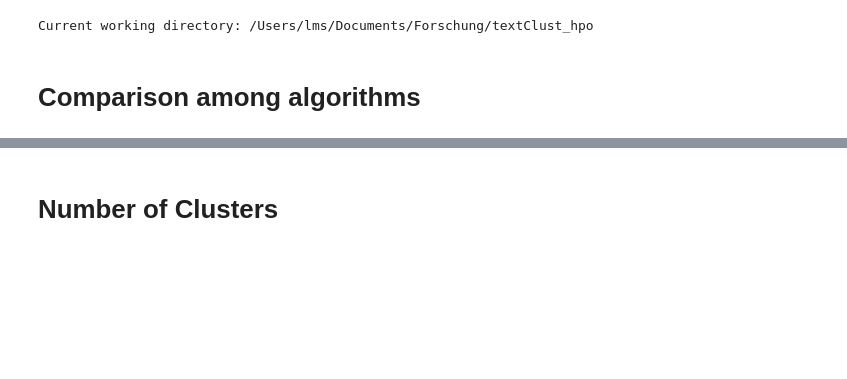
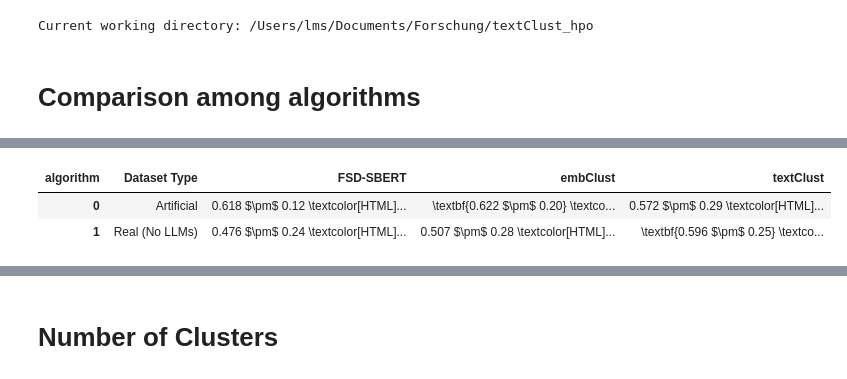
Before and after one commit to lea11100/textClust_hpo, a Jupyter notebook: smac_hpo/evaluation/comparison.ipynb, the cells around one changed output, grey strips where cells are left out. Drawn from its saved outputs; the diff is of its cells as text; code cells hidden in the pictures; blank space fills up the shorter version.

```diff
--- a/smac_hpo/evaluation/comparison.ipynb
+++ b/smac_hpo/evaluation/comparison.ipynb
@@ -247,0 +251,91 @@ g.figure.savefig(
+# %%
+def pretty_latex(row, col_name):
+    # x.xx \pm x.xx (x.xx)
+    default = f"{row[col_name]:.2f}"
+    default = "\\textcolor[HTML]{B3B3B3}{(" + default + ")}"
+    result = f"{row[col_name + '_mean']:.3f} $\\pm$ {row[col_name + '_std']:.2f}"
+
+    if row["is_max"]:
+        result = "\\textbf{" + result + "}"
+    return result + " " + default
+
+def perpare_df(df,default_df, col):
+    df = df.copy()
+    artificial_mask = df["dataset"].str.contains("Semantic") | df["dataset"].str.contains("Arabic") | df["dataset"].str.contains("Event2018")
+    df["is_artificial"] = np.where(artificial_mask, "Artificial", "Real (No LLMs)")
+    df = (df
+          [df["n_seeds"]==8]
+          .groupby(["dataset", "is_artificial","algorithm"])
+          .agg({col: "median"})
+          .groupby(["is_artificial","algorithm"])
+          .agg({col: ["mean", "std"]})
+    )
+    df.columns = ["_".join(c).strip() for c in df.columns.values]
+    df = df.reset_index()
+    df["is_max"] = df.groupby("is_artificial")[col + "_mean"].transform(lambda x: x == x.max())
+
+    # Merge default
+    default_df = default_df.copy()
+    default_df["is_artificial"] = np.where(default_df["is_artificial"], "Artificial", "Real (No LLMs)")
+    df = pd.merge(df, default_df[["is_artificial", "algorithm"] + [col]], on=["is_artificial", "algorithm"])
+
+    df["pretty_value"] = df.apply(lambda row: pretty_latex(row, col), axis=1)
+
+    df = df.pivot_table(index="is_artificial", columns="algorithm", values="pretty_value", aggfunc="first")
+
+
+    df = df.rename_axis("Dataset Type")
+    df = df.reset_index()
+
+    return df
+
+# Prepare AMI df for comparison
+
+df_ami = perpare_df(best_ami_df, median_default_ami_df, "adj_mutual_info_final")
+
+# Prepare Throughput df for comparison
+df_throughput = perpare_df(best_throughput_df, median_default_ami_df, "avg_throughput_normalized")
+
+display(df_ami)
+display(df_throughput)
+
+if not df_ami.columns.equals(df_throughput.columns):
+    raise ValueError("AMI and throughput tables must have the same algorithm columns")
+
+def metric_rows(df, label):
+    if df.empty:
+        raise ValueError(f"{label} table has no dataset rows")
+    rows = []
+    for index, row in enumerate(df.itertuples(index=False, name=None)):
+        metric = f"\\multirow{{{len(df)}}}{{*}}{{{label}}}" if index == 0 else ""
+        rows.append(" & ".join([metric, *map(str, row)]) + r" \\")
+    return "\n".join(rows) + "\n"
+
+caption = (
+    "Comparison AMI and throughput (Tp.). We report the mean and standard deviation per dataset type and the best mean default performance in grey."
+)
+column_format = "ll" + "c" * (len(df_ami.columns) - 1)
+header = " & " + " & ".join(df_ami.columns) + " \\\\\n"
+latex = (
+    "\\begin{table}\n"
+    + f"\\caption{{{caption}}}\n"
+    + "\\label{tab:comparison}\n"
+    + "\\resizebox{\\columnwidth}{!}{%\n"
+    + f"\\begin{{tabular}}{{{column_format}}}\n"
+    + "\\toprule\n"
+    + header
+    + "\\midrule\n"
+    + metric_rows(df_ami, "AMI")
+    + "\\midrule\n"
+    + metric_rows(df_throughput, "Tp.")
+    + "\\bottomrule\n"
+    + "\\end{tabular}%\n"
+    + "}\n"
+    + "\\end{table}\n"
+)
+print(latex)
+pathlib.Path("latex/comparison.tex").write_text(latex, encoding="utf-8")
+# %% [output]
+| algorithm | Dataset Type | FSD-SBERT | embClust | textClust |
+| 0 | Artificial | 0.618 $\pm$ 0.12 \textcolor[HTML]... | \textbf{0.622 $\pm$ 0.20} \textco... | 0.572 $\pm$ 0.29 \textcolor[HTML]... |
+| 1 | Real (No LLMs) | 0.476 $\pm$ 0.24 \textcolor[HTML]... | 0.507 $\pm$ 0.28 \textcolor[HTML]... | \textbf{0.596 $\pm$ 0.25} \textco... |
```
Also changed, not shown: parts of 6 cells of this notebook, 9 other files.
